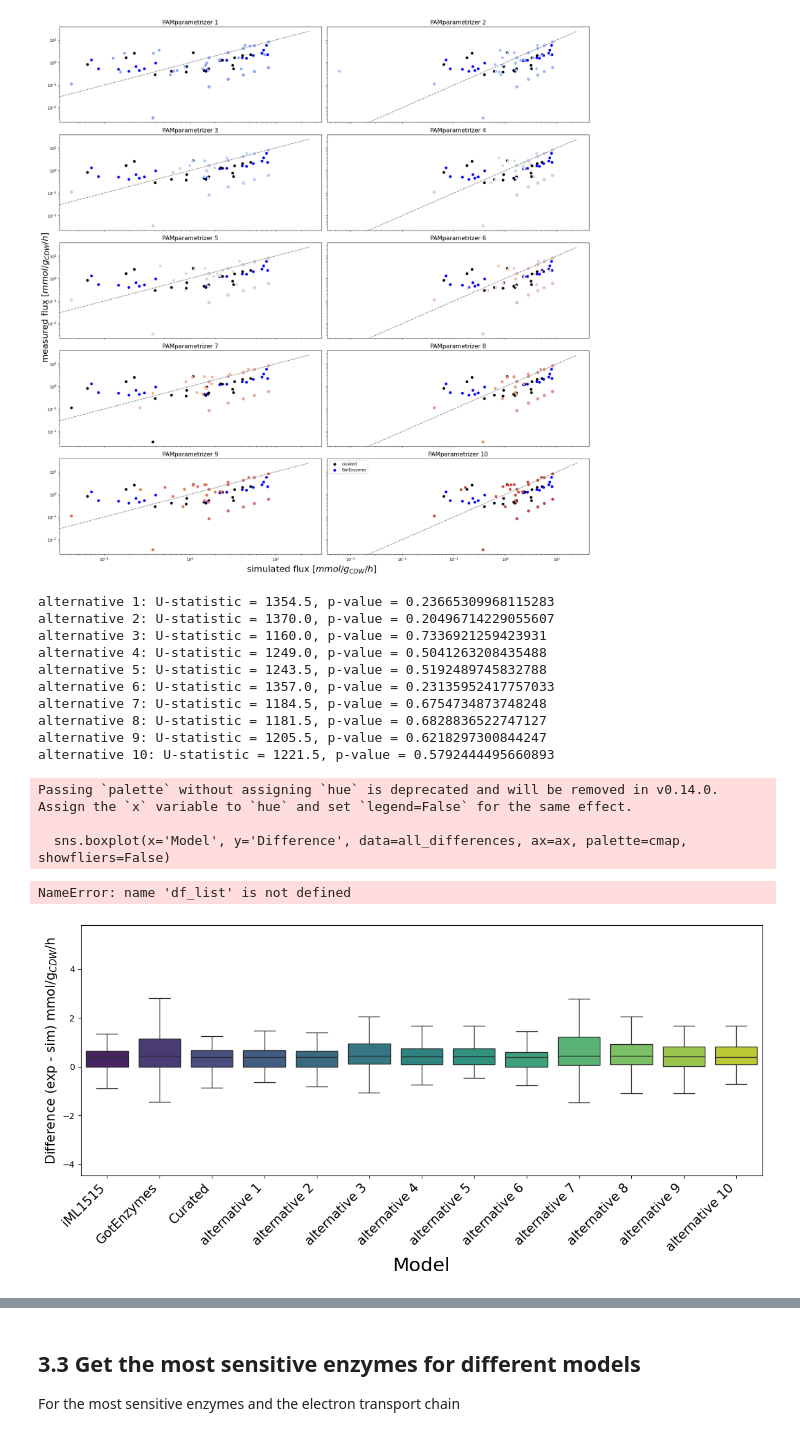
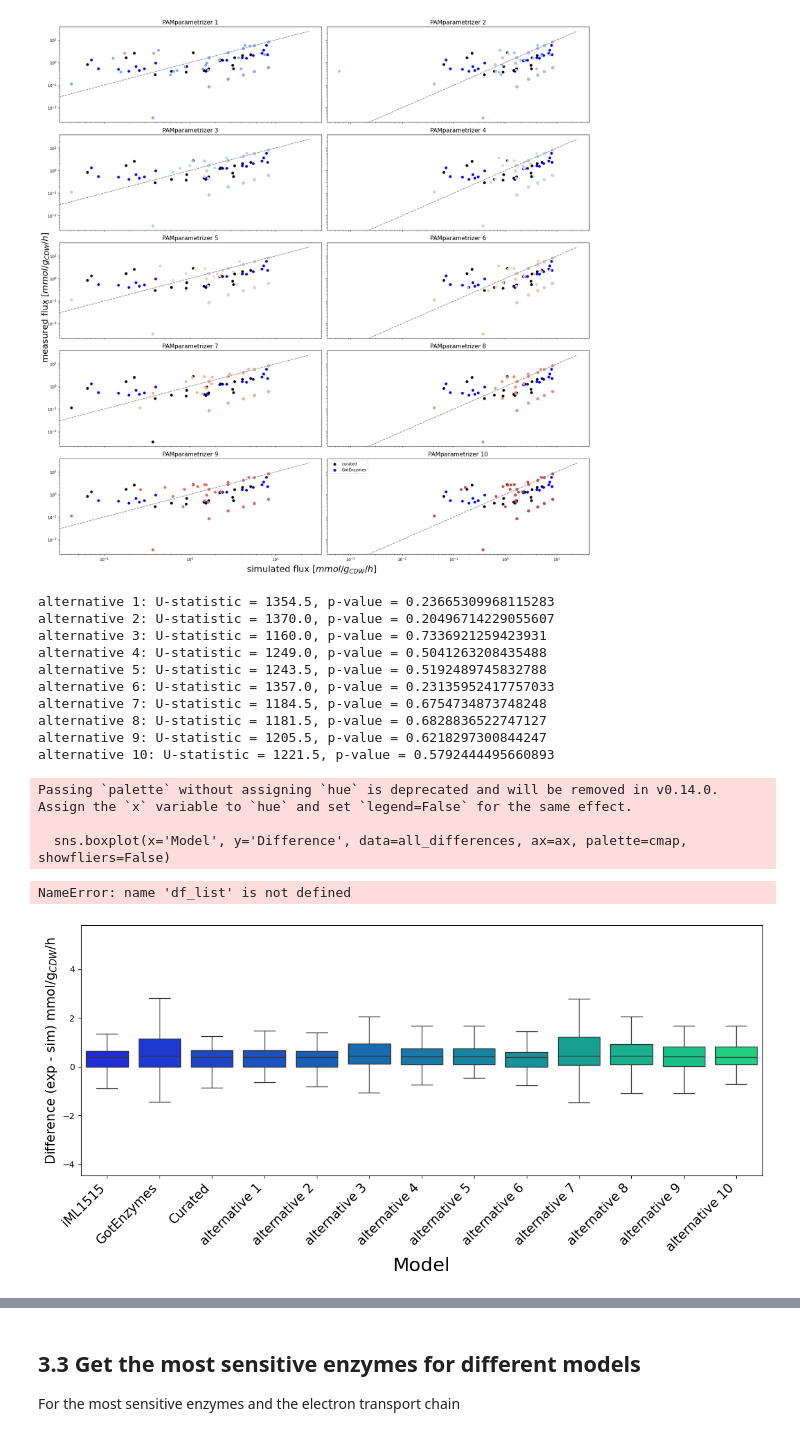
Before and after one commit to iAMB-RWTH-Aachen/PAMparametrizer, a Jupyter notebook: Scripts/i3_analysis/PAMparametrizer_iML1515_validation.ipynb, the cells around one changed output, grey strips where cells are left out. Cells and saved outputs as stored; diff of their text form; code cells hidden in the pictures.

```diff
--- a/Scripts/i3_analysis/PAMparametrizer_iML1515_validation.ipynb
+++ b/Scripts/i3_analysis/PAMparametrizer_iML1515_validation.ipynb
@@ -358,7 +358,7 @@ def plot_significant_annotation(ax, column, sign, compare_df, dodge_factor):
 # %%
 fontsize = 15
 models = ['iML1515','GotEnzymes', 'Curated'] + [f'alternative {alt}' for alt in error_new_dict.keys()]
-model_colors = sns.color_palette("viridis", n_colors=len(models))
+model_colors = sns.color_palette("winter", n_colors=len(models))
 cmap = dict(zip(models, model_colors))
 
 # Prepare the figure
@@ -412,34 +412,34 @@ sns.boxplot(x='Model', y='Difference', data=all_differences, ax=ax, palette=cmap
 # Adjust y-axis to focus on bulk data and add space for annotations
 ax.set_ylim([all_differences['Difference'].quantile(0.05)-3, all_differences['Difference'].quantile(0.96)+3])
 
 # Set labels and title
 ax.set_xticklabels(ax.get_xticklabels(), rotation=45, ha='right', fontsize=fontsize)
 ax.set_xlabel('Model', fontsize=fontsize * 1.5)
 ax.set_ylabel(r'Difference (exp - sim) mmol/$\text{g}_{CDW}$/h', fontsize=fontsize)
 
 plt.tight_layout()
 # plt.show()
 plt.savefig('Results/3_analysis/multiple_csources_error_boxplot.png')
 
 df = pd.DataFrame(df_list, columns = ['model', 'median', 'mean', 'stdev'])
 
 df.to_latex()
 # %% [output]
 alternative 1: U-statistic = 1354.5, p-value = 0.23665309968115283
 alternative 2: U-statistic = 1370.0, p-value = 0.20496714229055607
 alternative 3: U-statistic = 1160.0, p-value = 0.7336921259423931
 alternative 4: U-statistic = 1249.0, p-value = 0.5041263208435488
 alternative 5: U-statistic = 1243.5, p-value = 0.5192489745832788
 alternative 6: U-statistic = 1357.0, p-value = 0.23135952417757033
 alternative 7: U-statistic = 1184.5, p-value = 0.6754734873748248
 alternative 8: U-statistic = 1181.5, p-value = 0.6828836522747127
 alternative 9: U-statistic = 1205.5, p-value = 0.6218297300844247
 alternative 10: U-statistic = 1221.5, p-value = 0.5792444495660893
 Passing `palette` without assigning `hue` is deprecated and will be removed in v0.14.0. Assign the `x` variable to `hue` and set `legend=False` for the same effect.
 
   sns.boxplot(x='Model', y='Difference', data=all_differences, ax=ax, palette=cmap, showfliers=False)
 NameError: name 'df_list' is not defined
-[figure, old version]
+[figure, new version]
 # %%
 # visualize per flux
 substrate_ids_cur = fluxes_curated.substrate_id
```
Also changed, not shown: parts of 7 cells of this notebook, 22 other files.
